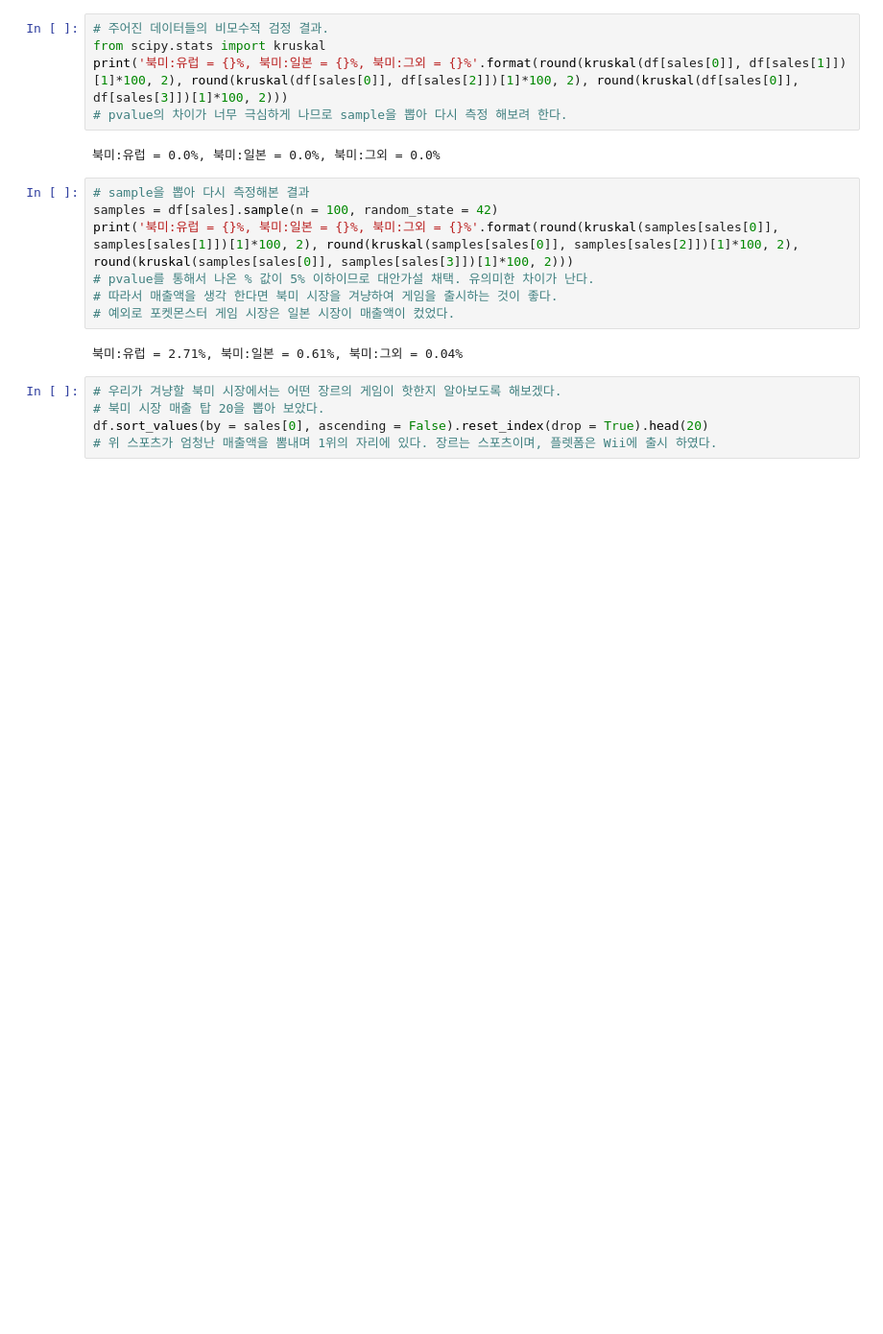
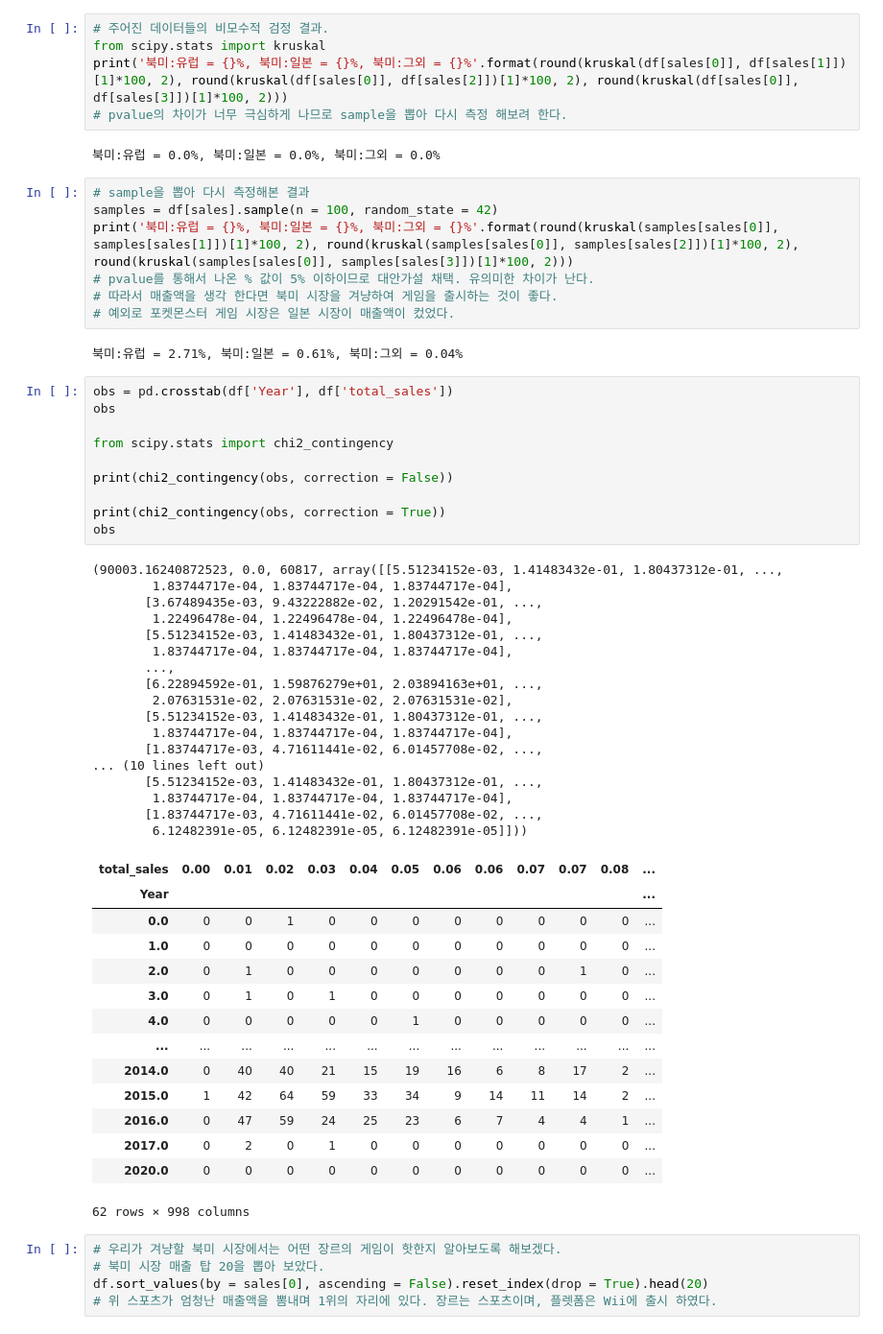
Before and after one commit to KyungRyeolBaek/study, a Jupyter notebook: ai03_백경렬_Section1_Project.ipynb, the cells around one changed output. Shown at 96% size. Cells and saved outputs as stored; diff of their text form; blank space fills up the shorter version.

```diff
--- a/ai03_백경렬_Section1_Project.ipynb
+++ b/ai03_백경렬_Section1_Project.ipynb
@@ -791,6 +791,48 @@ print('북미:유럽 = {}%, 북미:일본 = {}%, 북미:그외 = {}%'.format(rou
 # 예외로 포켓몬스터 게임 시장은 일본 시장이 매출액이 컸었다.
 # %% [output]
 북미:유럽 = 2.71%, 북미:일본 = 0.61%, 북미:그외 = 0.04%
+# %%
+obs = pd.crosstab(df['Year'], df['total_sales'])
+obs
+
+from scipy.stats import chi2_contingency
+
+print(chi2_contingency(obs, correction = False))
+
+print(chi2_contingency(obs, correction = True))
+obs
+# %% [output]
+(90003.16240872523, 0.0, 60817, array([[5.51234152e-03, 1.41483432e-01, 1.80437312e-01, ...,
+        1.83744717e-04, 1.83744717e-04, 1.83744717e-04],
+       [3.67489435e-03, 9.43222882e-02, 1.20291542e-01, ...,
+        1.22496478e-04, 1.22496478e-04, 1.22496478e-04],
+       [5.51234152e-03, 1.41483432e-01, 1.80437312e-01, ...,
+        1.83744717e-04, 1.83744717e-04, 1.83744717e-04],
+       ...,
+       [6.22894592e-01, 1.59876279e+01, 2.03894163e+01, ...,
+        2.07631531e-02, 2.07631531e-02, 2.07631531e-02],
+       [5.51234152e-03, 1.41483432e-01, 1.80437312e-01, ...,
+        1.83744717e-04, 1.83744717e-04, 1.83744717e-04],
+       [1.83744717e-03, 4.71611441e-02, 6.01457708e-02, ...,
+... (10 lines left out)
+       [5.51234152e-03, 1.41483432e-01, 1.80437312e-01, ...,
+        1.83744717e-04, 1.83744717e-04, 1.83744717e-04],
+       [1.83744717e-03, 4.71611441e-02, 6.01457708e-02, ...,
+        6.12482391e-05, 6.12482391e-05, 6.12482391e-05]]))
+| total_sales | 0.00 | 0.01 | 0.02 | 0.03 | 0.04 | 0.05 | 0.06 | 0.06 | 0.07 | 0.07 | 0.08 | ... |
+| Year |  |  |  |  |  |  |  |  |  |  |  | ... |
+| 0.0 | 0 | 0 | 1 | 0 | 0 | 0 | 0 | 0 | 0 | 0 | 0 | ... |
+| 1.0 | 0 | 0 | 0 | 0 | 0 | 0 | 0 | 0 | 0 | 0 | 0 | ... |
+| 2.0 | 0 | 1 | 0 | 0 | 0 | 0 | 0 | 0 | 0 | 1 | 0 | ... |
+| 3.0 | 0 | 1 | 0 | 1 | 0 | 0 | 0 | 0 | 0 | 0 | 0 | ... |
+| 4.0 | 0 | 0 | 0 | 0 | 0 | 1 | 0 | 0 | 0 | 0 | 0 | ... |
+| ... | ... | ... | ... | ... | ... | ... | ... | ... | ... | ... | ... | ... |
+| 2014.0 | 0 | 40 | 40 | 21 | 15 | 19 | 16 | 6 | 8 | 17 | 2 | ... |
+| 2015.0 | 1 | 42 | 64 | 59 | 33 | 34 | 9 | 14 | 11 | 14 | 2 | ... |
+| 2016.0 | 0 | 47 | 59 | 24 | 25 | 23 | 6 | 7 | 4 | 4 | 1 | ... |
+| 2017.0 | 0 | 2 | 0 | 1 | 0 | 0 | 0 | 0 | 0 | 0 | 0 | ... |
+| 2020.0 | 0 | 0 | 0 | 0 | 0 | 0 | 0 | 0 | 0 | 0 | 0 | ... |
+62 rows × 998 columns
 # %%
 # 우리가 겨냥할 북미 시장에서는 어떤 장르의 게임이 핫한지 알아보도록 해보겠다.
 # 북미 시장 매출 탑 20을 뽑아 보았다.
```
Also changed, not shown: parts of 1 cell of this notebook.
